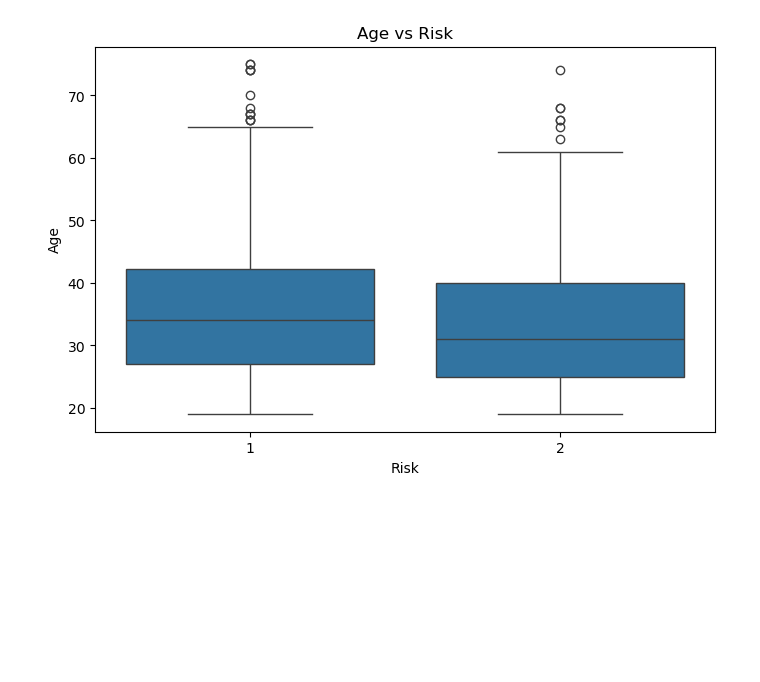
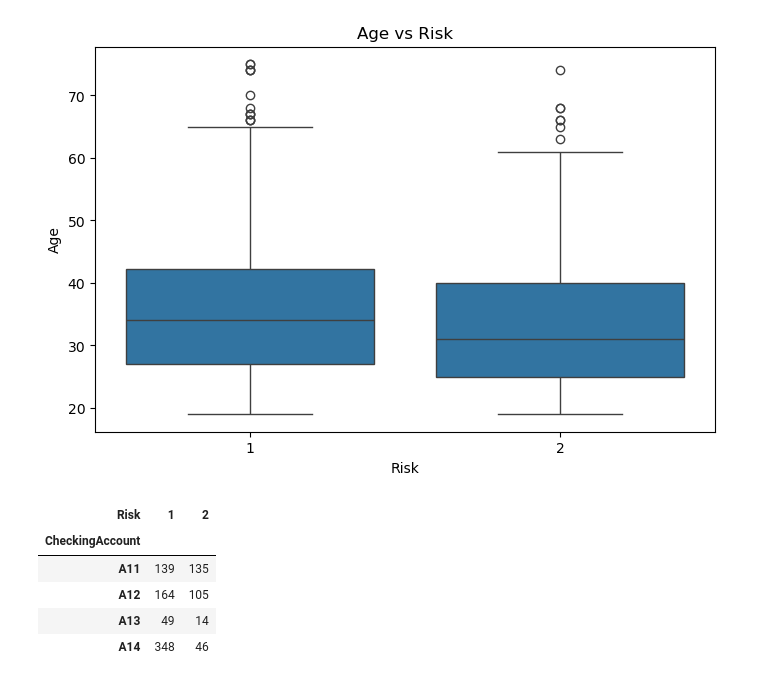
Before and after one commit to darshan-vgithub/credit-risk-prediction-xai-dashboard, a Jupyter notebook: notebooks/01_Data_Understanding_and_EDA.ipynb, the cells around one changed output. Cells and saved outputs as stored; diff of their text form; code cells hidden in the pictures; blank space fills up the shorter version.

```diff
--- a/notebooks/01_Data_Understanding_and_EDA.ipynb
+++ b/notebooks/01_Data_Understanding_and_EDA.ipynb
@@ -329,3 +329,12 @@ plt.title("Age vs Risk")
 plt.show()
 # %% [output]
 [figure]
+# %%
+pd.crosstab(df["CheckingAccount"], df["Risk"])
+# %% [output]
+| Risk | 1 | 2 |
+| CheckingAccount |  |  |
+| A11 | 139 | 135 |
+| A12 | 164 | 105 |
+| A13 | 49 | 14 |
+| A14 | 348 | 46 |
```
Also changed, not shown: parts of 3 cells of this notebook.
